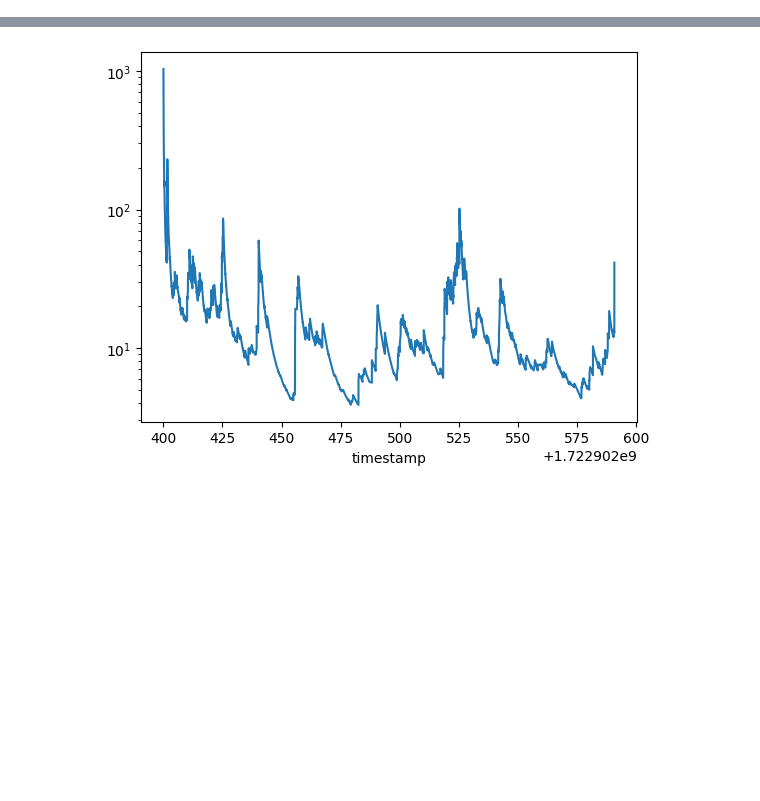
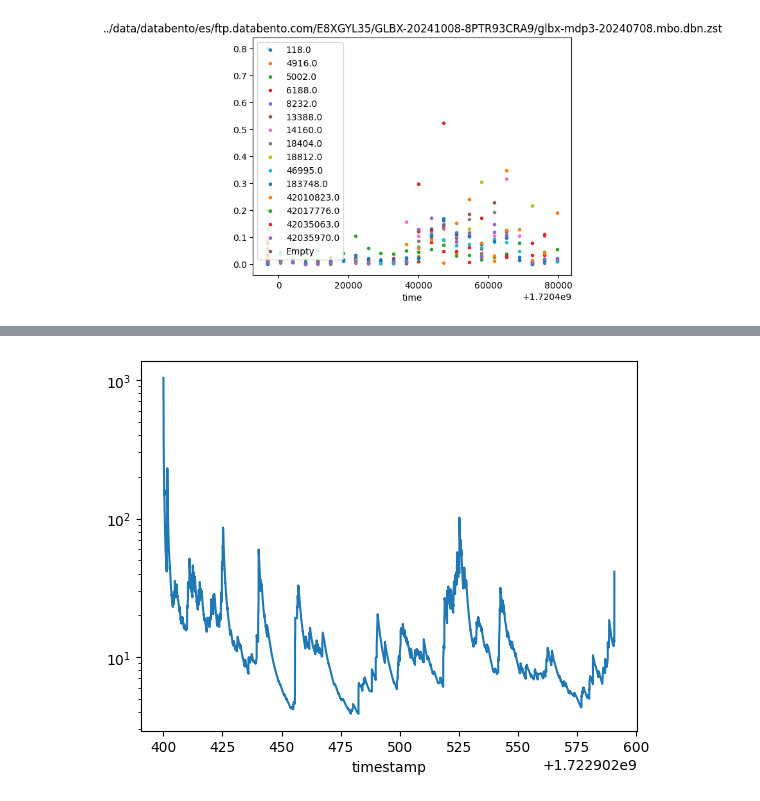
Before and after one commit to odenpetersen/order-book-simulation, a Jupyter notebook: src/ES.ipynb, the cells around one changed output, grey strips where cells are left out. Cells and saved outputs as stored; diff of their text form; code cells hidden in the pictures; blank space fills up the shorter version.

```diff
--- a/src/ES.ipynb
+++ b/src/ES.ipynb
@@ -20,0 +534,20 @@ ESH5-ESM5,1722902400.0,A,A,1,230800000000,0,nan,nan,1,228.5,False
+# %%
+for file in sorted(glob.glob('../data/databento/es/ftp.databento.com/E8XGYL35/GLBX-20241008-8PTR93CRA9/glbx-mdp3-*.mbo.dbn.zst'))[:1]:
+    data = db.DBNStore.from_file(file)
+    instrument_map = db.common.symbology.InstrumentMap()
+    instrument_map.insert_metadata(data.metadata)
+    pairs = Counter()
+    for mbo in tqdm.tqdm(data):
+        time = int(mbo.ts_recv*1e-9/60/60)*60*60
+        instrument = instrument_map.resolve(mbo.instrument_id, datetime.datetime.fromtimestamp(mbo.ts_event*1e-9).date())
+        pairs.update([(time,instrument,mbo.instrument_id)])
+    df=pd.DataFrame(pairs.items()).apply(lambda x : pd.Series({'time':x[0][0],'ticker':x[0][1],'ticker_id':x[0][2],'freq':x[1]}),axis=1)
+    for q,x in df.set_index('time').groupby('ticker_id').freq:
+        (x/x.sum()).plot(label=q,marker='.',linestyle='')
+    x=df[df.ticker_id.isna()].set_index('time').freq
+    (x/x.sum()).plot(label='Empty',marker='.',linestyle='')
+    plt.legend()
+    plt.title(file)
+    plt.show()
+# %% [output]
+[figure, added]
```
Also changed, not shown: parts of 80 cells of this notebook, 14 other files.
